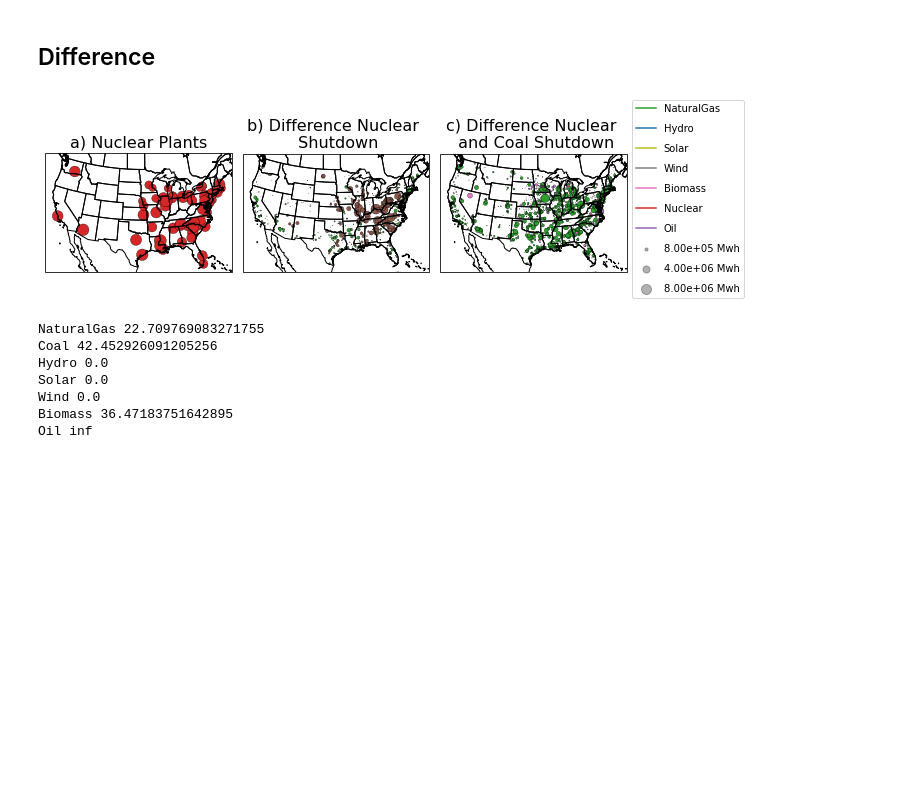
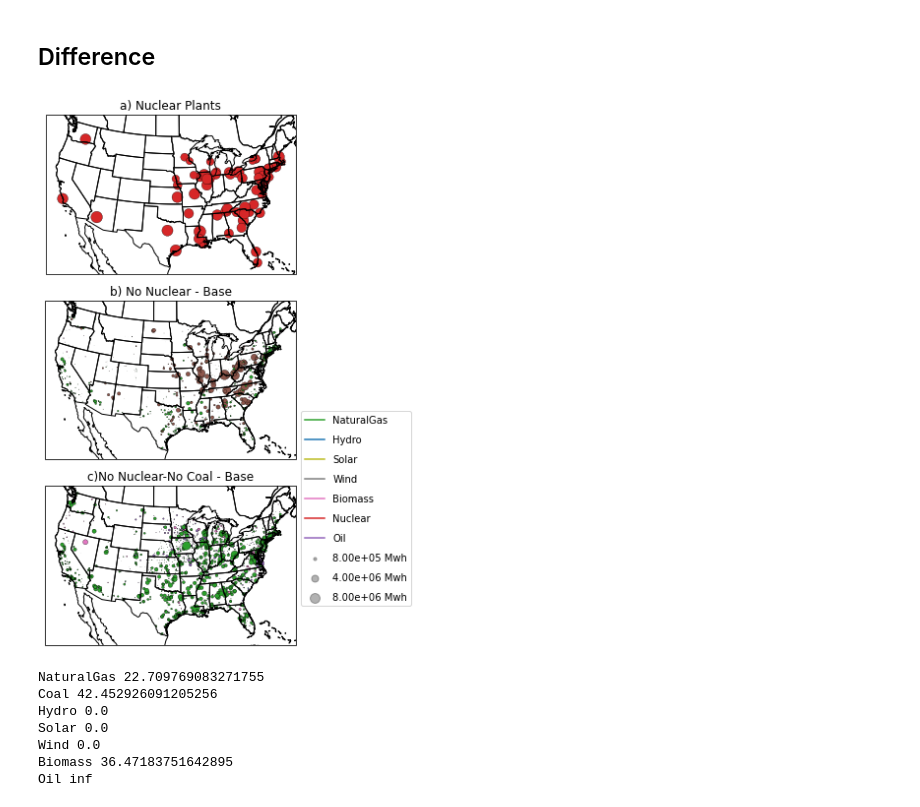
Before and after one commit to lfreese/us-ego, a Jupyter notebook: ego_nonuclear_project/1_emissions_map.ipynb, the cells around one changed output. Drawn from its saved outputs; the diff is of its cells as text; code cells hidden in the pictures; blank space fills up the shorter version.

Commit message:
updated figures, added emissions/csapr evaluation

```diff
--- a/ego_nonuclear_project/1_emissions_map.ipynb
+++ b/ego_nonuclear_project/1_emissions_map.ipynb
@@ -75,7 +75,7 @@ df_normal.loc[df_normal['FuelType'] == 'Nuclear']['Capacity'].sum()
 # %% [markdown]
 ## Difference
 # %%
-fig = plt.figure(figsize=[10,36])
+fig = plt.figure(figsize=[15,8])
 mod_factor = 80000
 
 
@@ -93,10 +93,10 @@ color_dict = {'NaturalGas':'C2', 'Biomass':'C6', 'Coal':'C5',
 color_list = [color_dict[fuel] for fuel in fuel_type]
 
 ###### Create axes ######
-ax=fig.add_subplot(1,3,1, projection=ccrs.LambertConformal())
+ax=fig.add_subplot(3,1,1, projection=ccrs.LambertConformal())
 ax.coastlines()
 ax.add_feature(cfeat.STATES)
-ax.set_title('a) Nuclear Plants', fontsize = 16)
+ax.set_title('a) Nuclear Plants', fontsize = 12)
 
 ###### plot #######
 #create lat and lon
@@ -146,10 +146,10 @@ color_list = [color_dict[fuel] for fuel in fuel_type]
 
 
 ###### Create axes ######
-ax=fig.add_subplot(1,3,2, projection=ccrs.LambertConformal())
+ax=fig.add_subplot(3,1,2, projection=ccrs.LambertConformal())
 ax.coastlines()
 ax.add_feature(cfeat.STATES)
-ax.set_title('b) Difference Nuclear \n Shutdown', fontsize = 16)
+ax.set_title('b) No Nuclear - Base', fontsize = 12)
 
 ###### plot #######
 #create lat and lon for observations
@@ -177,37 +177,38 @@ color_dict = {'NaturalGas':'C2', 'Biomass':'C6',
 color_list = [color_dict[fuel] for fuel in fuel_type]
 
 
 ###### Create axes ######
-ax=fig.add_subplot(1,3,3, projection=ccrs.LambertConformal())
+ax=fig.add_subplot(3,1,3, projection=ccrs.LambertConformal())
 ax.coastlines()
 ax.add_feature(cfeat.STATES)
-ax.set_title('c) Difference Nuclear \n and Coal Shutdown', fontsize = 16)
+ax.set_title('c)No Nuclear-No Coal - Base', fontsize = 12)
 
 ###### observations #######
 #create lat and lon for observations
 lat_o = df_normal.loc[(df_normal['FuelType'].isin(plants))].groupby(['ORISCode']).first()['LAT']
 lon_o = df_normal.loc[(df_normal['FuelType'].isin(plants))].groupby(['ORISCode']).first()['LON']
 #color based on the fuel type
 fuel_type=df_normal.loc[(df_normal['FuelType'].isin(plants))].groupby(['ORISCode']).first()['FuelType']
 #size based on generation
 size=df_nocoal.loc[(df_nocoal['FuelType'].isin(plants))].groupby(['ORISCode']).mean()['total_gen']/mod_factor- df_normal.loc[(df_normal['FuelType'].isin(plants))].groupby(['ORISCode']).mean()['total_gen']/mod_factor
 #PCM parameters and plot for observations
 PCM_o=ax.scatter(lon_o, lat_o, c=color_list, s = size, transform=ccrs.PlateCarree(),linewidth=.3, marker = 'o', edgecolor = 'k',
                   alpha = 1.)
+plt.tight_layout()
+
 ##### legend #######
 
 for key in plants:
     plt.plot([],[],label=key, color=color_dict[key])
 plt.legend();
 
 for size in [10, 50, 100]:
     plt.scatter([], [], c='k', alpha=0.3, s=size,
                 label="{:.2e}".format(size*mod_factor) + ' Mwh')
 plt.legend(scatterpoints=1, frameon=True, labelspacing=1, bbox_to_anchor = (1.0,1.5));
-plt.tight_layout()
 plt.savefig('./Figures/plants_difference.png', bbox_inches = 'tight', dpi = 150)
 # %% [output]
-[figure, old version]
+[figure, new version]
 # %%
 #print the %change
 for plant in ['NaturalGas','Coal', 'Hydro','Solar','Wind', 'Biomass','Oil']:
```
Also changed, not shown: parts of 2 cells of this notebook, 6 other files.
